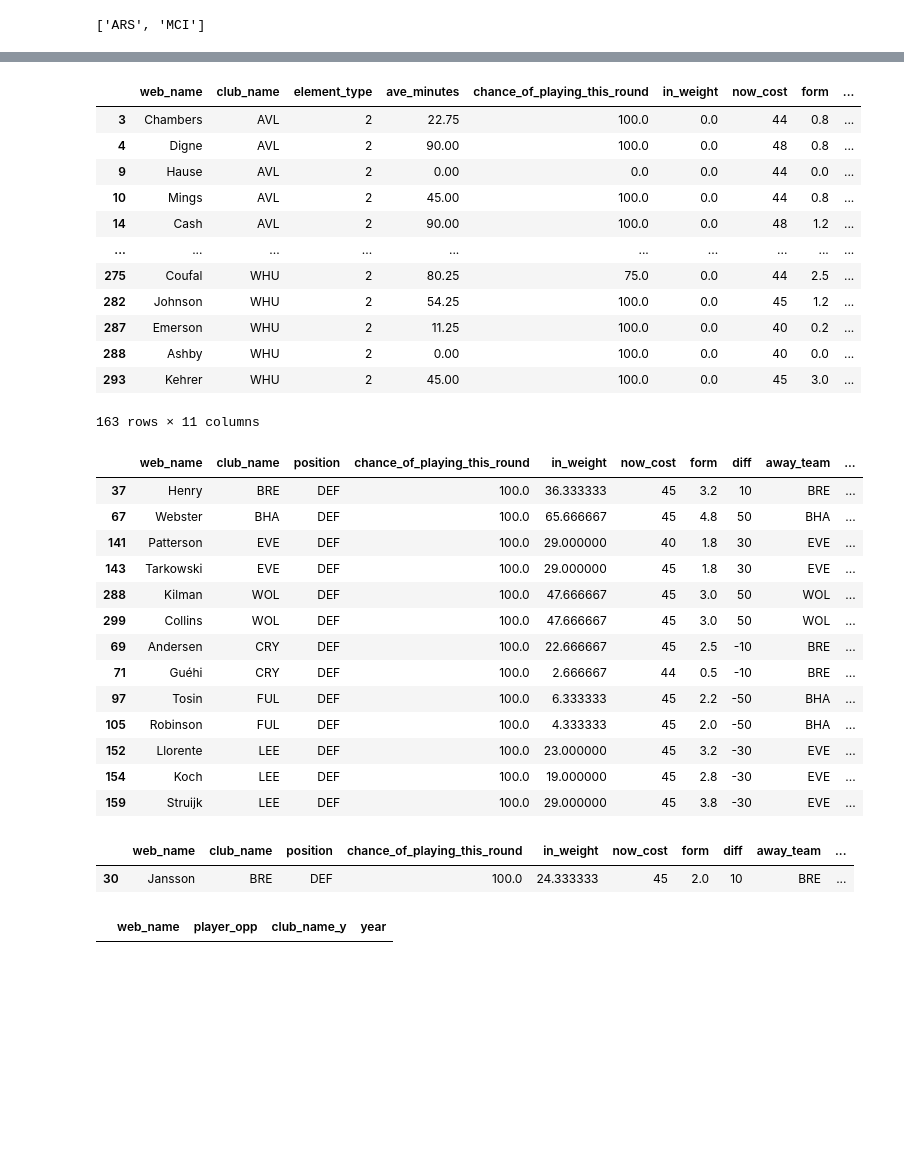
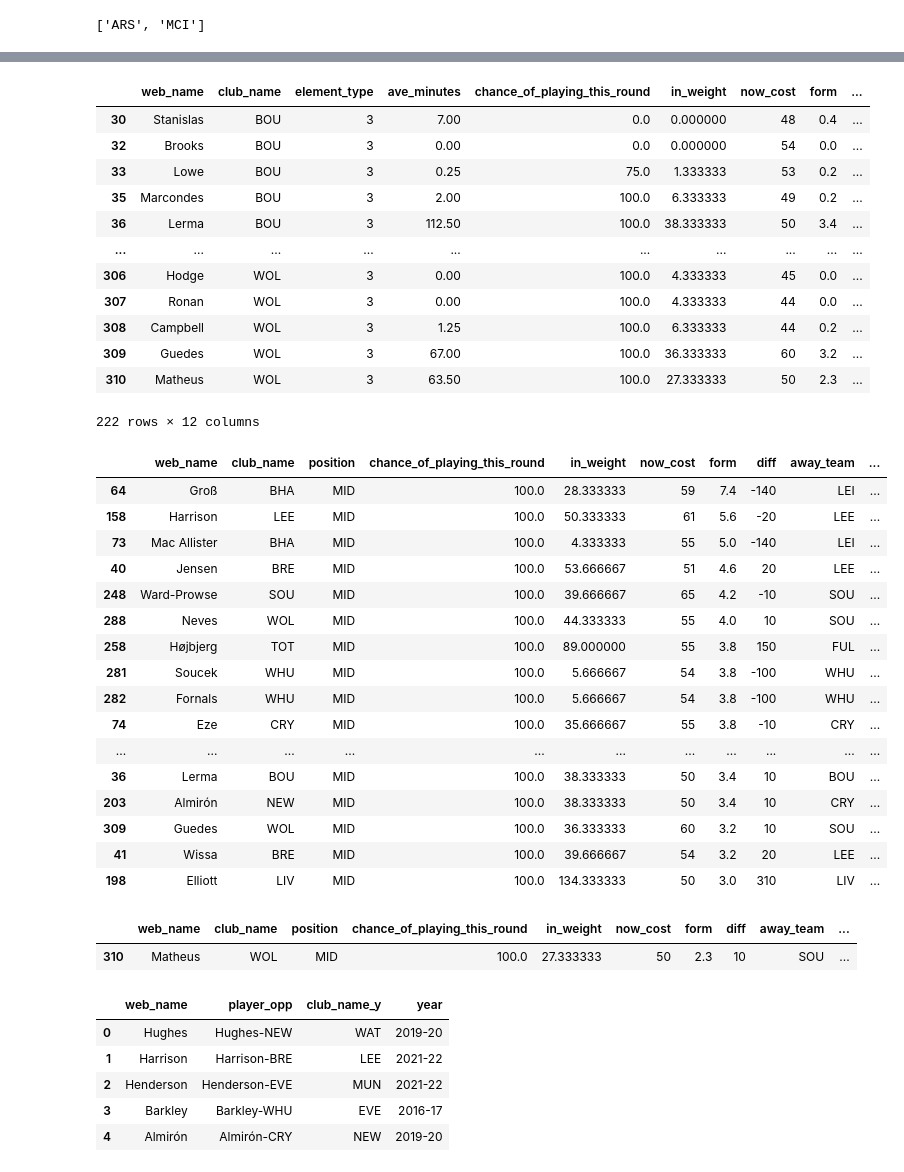
Before and after one commit to laniyadapo/FantasyPremierLeague, a Jupyter notebook: FPL.ipynb, the cells around one changed output, grey strips where cells are left out. Cells and saved outputs as stored; diff of their text form; code cells hidden in the pictures; blank space fills up the shorter version.

```diff
--- a/FPL.ipynb
+++ b/FPL.ipynb
@@ -639,7 +662,7 @@ fixtures_df['kickoff_time'] = pd.to_datetime(fixtures_df['kickoff_time'])
 #GW3fixtures_df.head()
 # %%
 #Create Next Game week fixtures
-GWfixtures_df = fixtures_df.loc[(fixtures_df['event'] == 5)].copy()
+GWfixtures_df = fixtures_df.loc[(fixtures_df['event'] == 6)].copy()
 GWfixtures_df.shape
 # %% [output]
 (10, 15)
@@ -843,9 +866,9 @@ my_players_df[['web_name', 'club_name', 'team', 'position', 'chance_of_playing_t
 # %%
 ##Deciding players In - specifying position to change, and available budget and identify invalid teams with 3 players in current team
 #position = player_out.element_type.iat[0]
-position = 2
+position = 3
 #out_cost = player_out.now_cost.iat[0]
-out_cost = 45
+out_cost = 65
 budget = bank + out_cost
 dups_team = my_players_df.pivot_table(index=['club_name'], aggfunc='size')
 invalid_teams = dups_team.loc[dups_team==3].index.tolist()
@@ -902,53 +925,61 @@ dtype: int64
 # %%
 #Deciding Players to transfer into my team (using a weighting function defined in code.py)
 player_in = calc_in_weights(potential_players)
-player_in[['web_name', 'club_name', 'element_type', 'ave_minutes', 'chance_of_playing_this_round', 'in_weight', 'now_cost', 'form', 'diff', 'away_team', 'home_team']]
+player_in[['web_name', 'club_name', 'element_type', 'ave_minutes', 'chance_of_playing_this_round', 'in_weight', 'now_cost', 'form', 'diff', 'away_team', 'home_team', 'ave_minutes']]
 # %% [output]
 |  | web_name | club_name | element_type | ave_minutes | chance_of_playing_this_round | in_weight | now_cost | form | ... |
-| 3 | Chambers | AVL | 2 | 22.75 | 100.0 | 0.0 | 44 | 0.8 | ... |
-| 4 | Digne | AVL | 2 | 90.00 | 100.0 | 0.0 | 48 | 0.8 | ... |
-| 9 | Hause | AVL | 2 | 0.00 | 0.0 | 0.0 | 44 | 0.0 | ... |
-| 10 | Mings | AVL | 2 | 45.00 | 100.0 | 0.0 | 44 | 0.8 | ... |
-| 14 | Cash | AVL | 2 | 90.00 | 100.0 | 0.0 | 48 | 1.2 | ... |
+| 30 | Stanislas | BOU | 3 | 7.00 | 0.0 | 0.000000 | 48 | 0.4 | ... |
+| 32 | Brooks | BOU | 3 | 0.00 | 0.0 | 0.000000 | 54 | 0.0 | ... |
+| 33 | Lowe | BOU | 3 | 0.25 | 75.0 | 1.333333 | 53 | 0.2 | ... |
+| 35 | Marcondes | BOU | 3 | 2.00 | 100.0 | 6.333333 | 49 | 0.2 | ... |
+| 36 | Lerma | BOU | 3 | 112.50 | 100.0 | 38.333333 | 50 | 3.4 | ... |
 | ... | ... | ... | ... | ... | ... | ... | ... | ... | ... |
-| 275 | Coufal | WHU | 2 | 80.25 | 75.0 | 0.0 | 44 | 2.5 | ... |
-| 282 | Johnson | WHU | 2 | 54.25 | 100.0 | 0.0 | 45 | 1.2 | ... |
-| 287 | Emerson | WHU | 2 | 11.25 | 100.0 | 0.0 | 40 | 0.2 | ... |
-| 288 | Ashby | WHU | 2 | 0.00 | 100.0 | 0.0 | 40 | 0.0 | ... |
-| 293 | Kehrer | WHU | 2 | 45.00 | 100.0 | 0.0 | 45 | 3.0 | ... |
+| 306 | Hodge | WOL | 3 | 0.00 | 100.0 | 4.333333 | 45 | 0.0 | ... |
+| 307 | Ronan | WOL | 3 | 0.00 | 100.0 | 4.333333 | 44 | 0.0 | ... |
+| 308 | Campbell | WOL | 3 | 1.25 | 100.0 | 6.333333 | 44 | 0.2 | ... |
+| 309 | Guedes | WOL | 3 | 67.00 | 100.0 | 36.333333 | 60 | 3.2 | ... |
+| 310 | Matheus | WOL | 3 | 63.50 | 100.0 | 27.333333 | 50 | 2.3 | ... |
-163 rows × 11 columns
+222 rows × 12 columns
 # %%
 #Evaluate players with favourable in_weight and availabilty to play in this gameweek
-potential_in_players = player_in.loc[(player_in.in_weight>0) & (player_in.chance_of_playing_this_round==100) & (player_in.ave_minutes==90)]
-potential_in_players[['web_name', 'club_name', 'position', 'chance_of_playing_this_round', 'in_weight', 'now_cost', 'form', 'diff', 'away_team', 'home_team', 'player_opp', 'ave_minutes']].sort_values(by='ave_minutes', ascending=False).head(20)
+potential_in_players = player_in.loc[(player_in.in_weight>0) & (player_in.chance_of_playing_this_round==100)]
+potential_in_players[['web_name', 'club_name', 'position', 'chance_of_playing_this_round', 'in_weight', 'now_cost', 'form', 'diff', 'away_team', 'home_team', 'player_opp', 'ave_minutes']].sort_values(by='form', ascending=False).head(20)
 # %% [output]
 |  | web_name | club_name | position | chance_of_playing_this_round | in_weight | now_cost | form | diff | away_team | ... |
-| 37 | Henry | BRE | DEF | 100.0 | 36.333333 | 45 | 3.2 | 10 | BRE | ... |
-| 67 | Webster | BHA | DEF | 100.0 | 65.666667 | 45 | 4.8 | 50 | BHA | ... |
-| 141 | Patterson | EVE | DEF | 100.0 | 29.000000 | 40 | 1.8 | 30 | EVE | ... |
-| 143 | Tarkowski | EVE | DEF | 100.0 | 29.000000 | 45 | 1.8 | 30 | EVE | ... |
-| 288 | Kilman | WOL | DEF | 100.0 | 47.666667 | 45 | 3.0 | 50 | WOL | ... |
-| 299 | Collins | WOL | DEF | 100.0 | 47.666667 | 45 | 3.0 | 50 | WOL | ... |
-| 69 | Andersen | CRY | DEF | 100.0 | 22.666667 | 45 | 2.5 | -10 | BRE | ... |
-| 71 | Guéhi | CRY | DEF | 100.0 | 2.666667 | 44 | 0.5 | -10 | BRE | ... |
-| 97 | Tosin | FUL | DEF | 100.0 | 6.333333 | 45 | 2.2 | -50 | BHA | ... |
-| 105 | Robinson | FUL | DEF | 100.0 | 4.333333 | 45 | 2.0 | -50 | BHA | ... |
-| 152 | Llorente | LEE | DEF | 100.0 | 23.000000 | 45 | 3.2 | -30 | EVE | ... |
-| 154 | Koch | LEE | DEF | 100.0 | 19.000000 | 45 | 2.8 | -30 | EVE | ... |
-| 159 | Struijk | LEE | DEF | 100.0 | 29.000000 | 45 | 3.8 | -30 | EVE | ... |
+| 64 | Groß | BHA | MID | 100.0 | 28.333333 | 59 | 7.4 | -140 | LEI | ... |
+| 158 | Harrison | LEE | MID | 100.0 | 50.333333 | 61 | 5.6 | -20 | LEE | ... |
+| 73 | Mac Allister | BHA | MID | 100.0 | 4.333333 | 55 | 5.0 | -140 | LEI | ... |
+| 40 | Jensen | BRE | MID | 100.0 | 53.666667 | 51 | 4.6 | 20 | LEE | ... |
+| 248 | Ward-Prowse | SOU | MID | 100.0 | 39.666667 | 65 | 4.2 | -10 | SOU | ... |
+| 288 | Neves | WOL | MID | 100.0 | 44.333333 | 55 | 4.0 | 10 | SOU | ... |
+| 258 | Højbjerg | TOT | MID | 100.0 | 89.000000 | 55 | 3.8 | 150 | FUL | ... |
+| 281 | Soucek | WHU | MID | 100.0 | 5.666667 | 54 | 3.8 | -100 | WHU | ... |
+| 282 | Fornals | WHU | MID | 100.0 | 5.666667 | 54 | 3.8 | -100 | WHU | ... |
+| 74 | Eze | CRY | MID | 100.0 | 35.666667 | 55 | 3.8 | -10 | CRY | ... |
+| ... | ... | ... | ... | ... | ... | ... | ... | ... | ... | ... |
+| 36 | Lerma | BOU | MID | 100.0 | 38.333333 | 50 | 3.4 | 10 | BOU | ... |
+| 203 | Almirón | NEW | MID | 100.0 | 38.333333 | 50 | 3.4 | 10 | CRY | ... |
+| 309 | Guedes | WOL | MID | 100.0 | 36.333333 | 60 | 3.2 | 10 | SOU | ... |
+| 41 | Wissa | BRE | MID | 100.0 | 39.666667 | 54 | 3.2 | 20 | LEE | ... |
+| 198 | Elliott | LIV | MID | 100.0 | 134.333333 | 50 | 3.0 | 310 | LIV | ... |
 # %%
 #Player by random selection
 potential_player_alg = potential_players.sample(1, weights=potential_players.in_weight)
 potential_player_alg[['web_name', 'club_name', 'position', 'chance_of_playing_this_round', 'in_weight', 'now_cost', 'form', 'diff', 'away_team', 'home_team', 'player_opp']].head()
 # %% [output]
 |  | web_name | club_name | position | chance_of_playing_this_round | in_weight | now_cost | form | diff | away_team | ... |
-| 30 | Jansson | BRE | DEF | 100.0 | 24.333333 | 45 | 2.0 | 10 | BRE | ... |
+| 310 | Matheus | WOL | MID | 100.0 | 27.333333 | 50 | 2.3 | 10 | SOU | ... |
 # %%
 #Checking Players with Historical Haul
 potential_players2 = pd.merge(potential_in_players, hauls_df, how="inner", left_on=["player_opp"], right_on=["player-opp"])
 potential_players2[['web_name', 'player_opp', 'club_name_y', 'year']].head()
 # %% [output]
 |  | web_name | player_opp | club_name_y | year |
+| 0 | Hughes | Hughes-NEW | WAT | 2019-20 |
+| 1 | Harrison | Harrison-BRE | LEE | 2021-22 |
+| 2 | Henderson | Henderson-EVE | MUN | 2021-22 |
+| 3 | Barkley | Barkley-WHU | EVE | 2016-17 |
+| 4 | Almirón | Almirón-CRY | NEW | 2019-20 |
 # %%
 potential_players2[['web_name', 'player_opp', 'club_name_y', 'year']].head()
 # %% [output]
```
Also changed, not shown: parts of 24 cells of this notebook.
